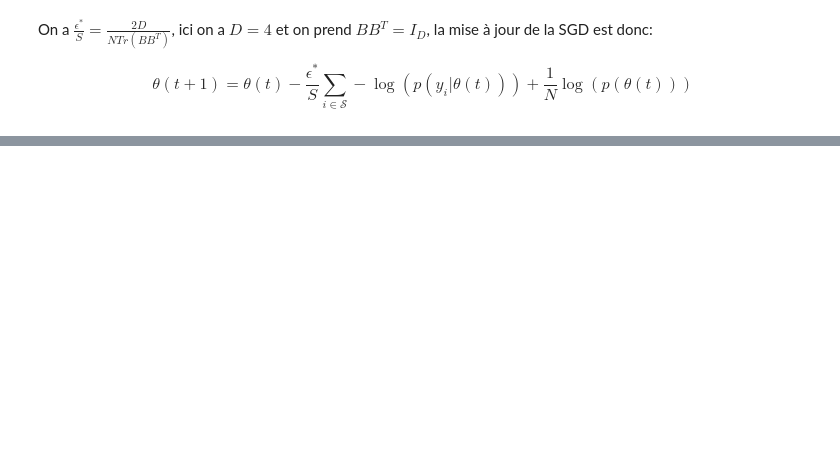
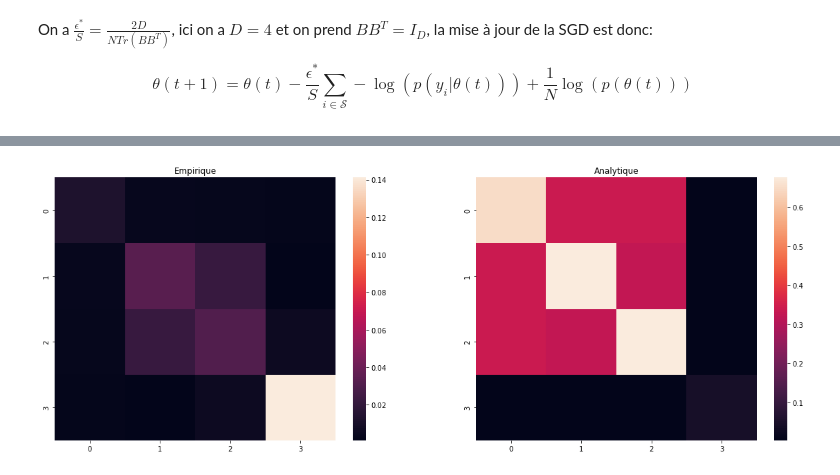
Before and after one commit to cyrille-kone/VASGA, a Jupyter notebook: linear_reg/Untitled.ipynb, the cells around one changed output, grey strips where cells are left out. Cells and saved outputs as stored; diff of their text form; code cells hidden in the pictures; blank space fills up the shorter version.

```diff
--- a/linear_reg/Untitled.ipynb
+++ b/linear_reg/Untitled.ipynb
@@ -151,0 +157,23 @@ plt.show()
+# %%
+theta_mean = torch.tensor(theta_sgd[:1000].mean(axis=0), requires_grad=True) # On prends après convergence
+# %%
+def _loss_torch(θ, x_, y_, N):
+
+    x_, y_, cst = torch.tensor(x_, requires_grad=False), torch.tensor(y_, requires_grad=False), torch.tensor(np.log(2*np.pi), requires_grad=False)
+
+    f1 = 0.5*torch.exp(-2*θ[-1]) * (torch.dot(θ[1:-1], x_) + θ[0] - y_)**2 + θ[-1] + 0.5*cst
+    f2 = (-1/(2*N))*(θ[0]**2 + torch.dot(θ[1:-1], θ[1:-1]) + θ[-1]**2 + 4*cst)
+
+    z = f1 + f2
+
+    return z
+
+def _loss(θ, X, y):
+    N = len(y)
+    loss = 0
+    for k in range(N):
+        loss += _loss_torch(θ, X[0], y[0], N)
+    return loss / N
+loss = lambda θ : _loss(θ, X, y)
+# %%
+hessian = hessian(loss, theta_mean).numpy()
@@ -151,0 +183,14 @@ plt.show()
+# %%
+Σ = (lr/2)*np.linalg.inv(hessian)
+# %%
+import seaborn as sns
+plt.figure(figsize=(20,7))
+plt.subplot(1,2,1)
+sns.heatmap(np.abs(np.cov(theta_sgd.T)))
+plt.title('Empirique')
+plt.subplot(1,2,2)
+sns.heatmap(np.abs(Σ))
+plt.title('Analytique')
+plt.show()
+# %% [output]
+[figure, added]
```
Also changed, not shown: parts of 10 cells of this notebook.
